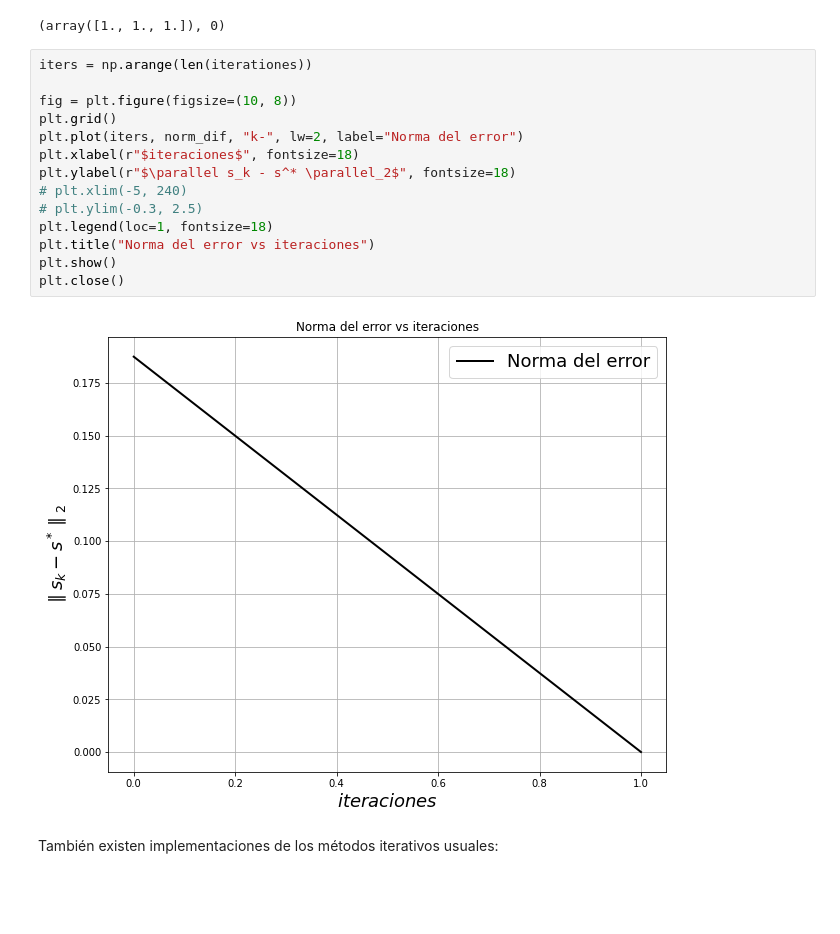
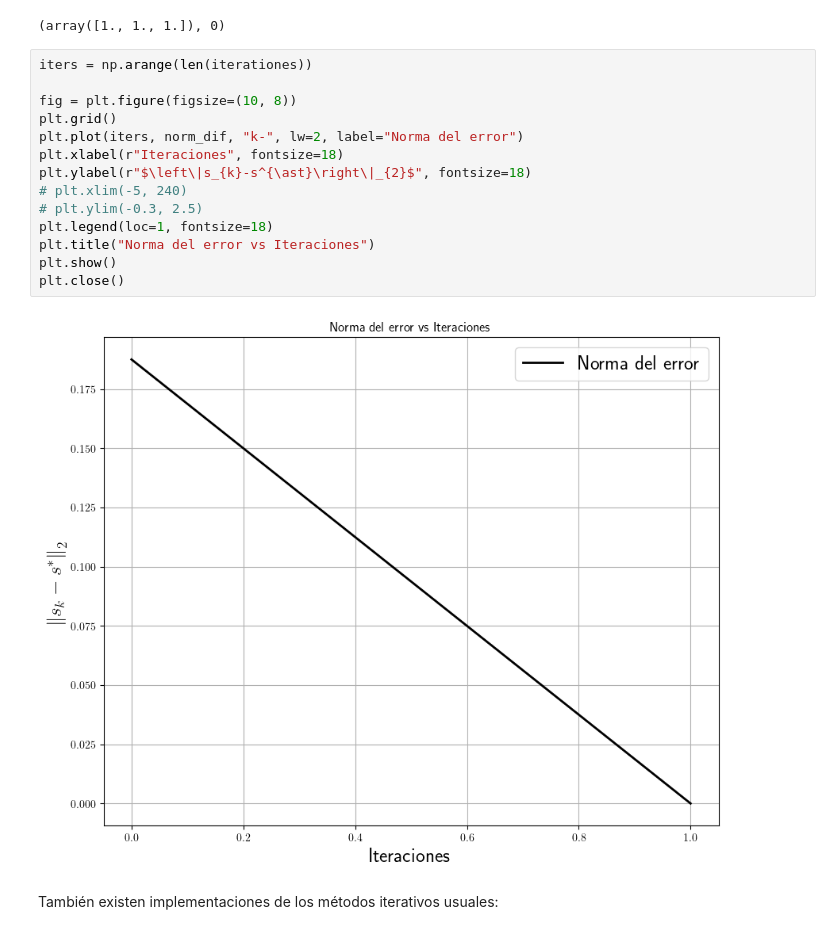
Before and after one commit to Numerical-Analysis-2024/tutorial, a Jupyter notebook: book/linear_algebra.ipynb, the cells around one changed output. Drawn from its saved outputs; the diff is of its cells as text; blank space fills up the shorter version.

```diff
--- a/book/linear_algebra.ipynb
+++ b/book/linear_algebra.ipynb
@@ -631,19 +631,19 @@ splin.cg(A, b, maxiter=1000, tol=1e-6, callback=delegate)
 # %%
 iters = np.arange(len(iterationes))
 
 fig = plt.figure(figsize=(10, 8))
 plt.grid()
 plt.plot(iters, norm_dif, "k-", lw=2, label="Norma del error")
-plt.xlabel(r"$iteraciones$", fontsize=18)
-plt.ylabel(r"$\parallel s_k - s^* \parallel_2$", fontsize=18)
+plt.xlabel(r"Iteraciones", fontsize=18)
+plt.ylabel(r"$\left\|s_{k}-s^{\ast}\right\|_{2}$", fontsize=18)
 # plt.xlim(-5, 240)
 # plt.ylim(-0.3, 2.5)
 plt.legend(loc=1, fontsize=18)
-plt.title("Norma del error vs iteraciones")
+plt.title("Norma del error vs Iteraciones")
 plt.show()
 plt.close()
 # %% [output]
-[figure, old version]
+[figure, new version]
 # %% [markdown]
 También existen implementaciones de los métodos iterativos usuales:
 # %%
```
Also changed, not shown: parts of 42 cells of this notebook, 6 other files.
